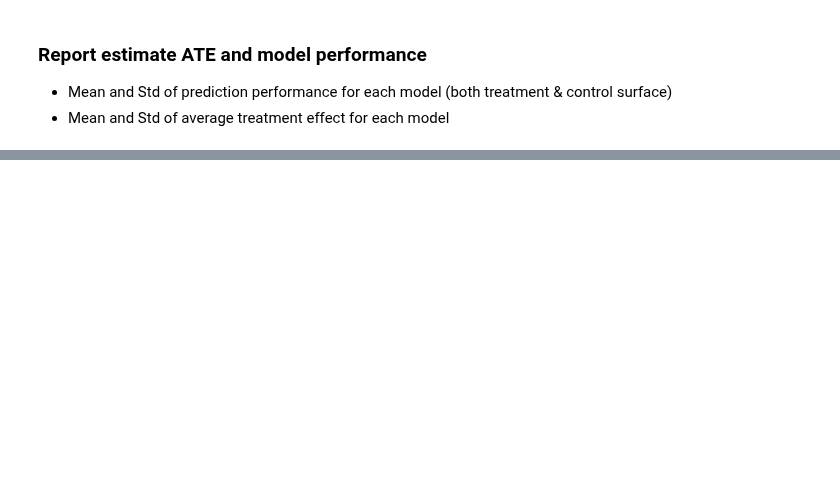
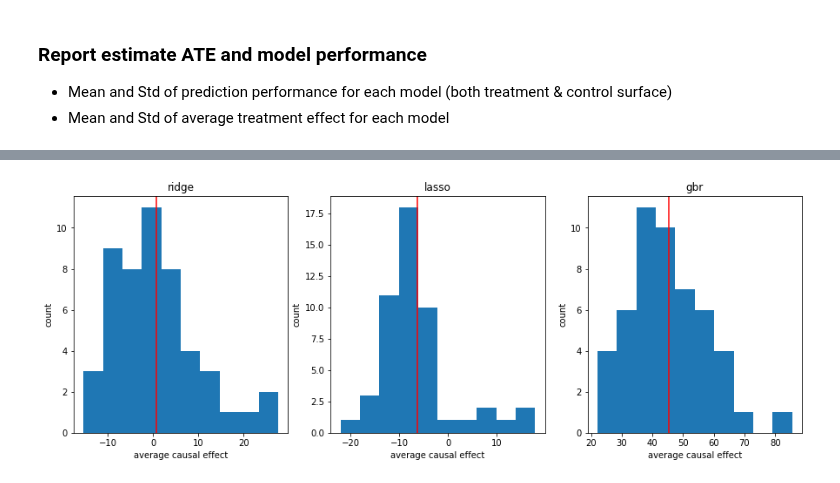
Before and after one commit to gradientinstitute/return2edu-paper, a Jupyter notebook: Direct-Regression-All-Vars.ipynb, the cells around one changed output, grey strips where cells are left out. Drawn from its saved outputs; the diff is of its cells as text; code cells hidden in the pictures; blank space fills up the shorter version.

```diff
--- a/Direct-Regression-All-Vars.ipynb
+++ b/Direct-Regression-All-Vars.ipynb
@@ -231 +262,6 @@ visualise_ate(results,X,evaluation_metrics);
+# %%
+from direct_regression import plot_ate_distribution
+plot_ate_distribution(ate_vals)
+# %% [output]
+[figure, added]
 # %%
```
Also changed, not shown: parts of 24 cells of this notebook.
